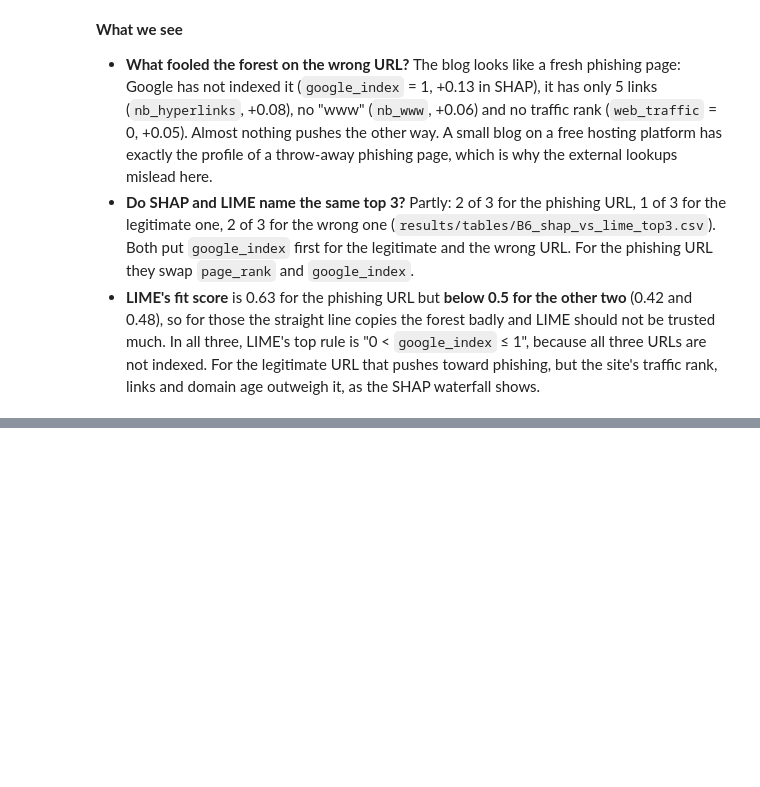
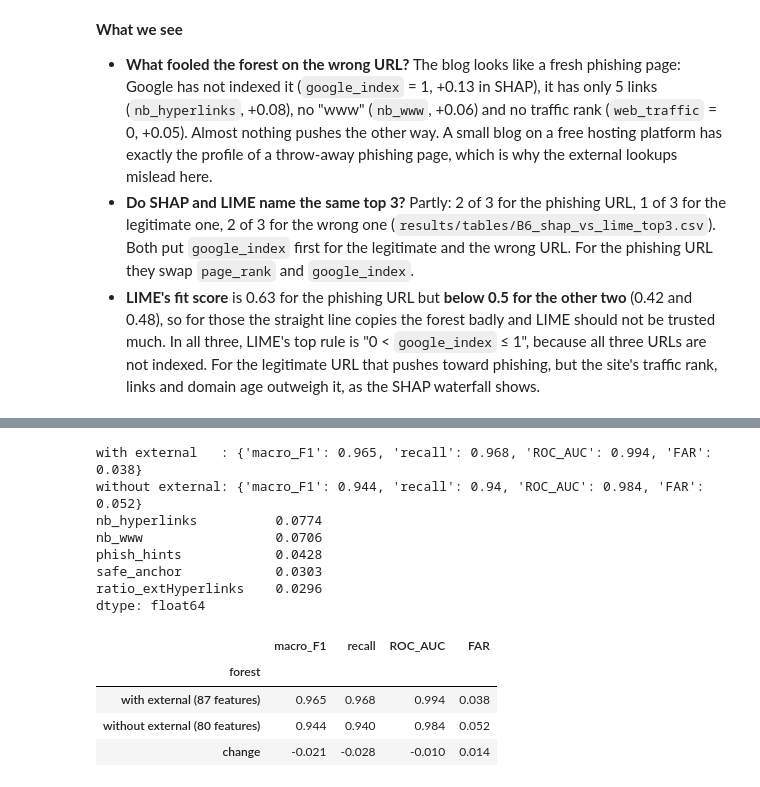
Before and after one commit to steve-nt/AI-for-Cybersecurity-Lab4.1, a Jupyter notebook: parts/10_supervised_forest.ipynb, the cells around one changed output, grey strips where cells are left out. Drawn from its saved outputs; the diff is of its cells as text; code cells hidden in the pictures; blank space fills up the shorter version.

Commit message:
C1, C2: ablation without external features and LIME stability

```diff
--- a/parts/10_supervised_forest.ipynb
+++ b/parts/10_supervised_forest.ipynb
@@ -391,0 +401,42 @@ top3_compare
+# %%
+# STEP C1
+EXTERNAL = ["whois_registered_domain", "domain_registration_length",
+            "domain_age", "web_traffic", "dns_record", "google_index",
+            "page_rank"]
+assert all(f in X_train.columns for f in EXTERNAL), "an external feature name is not a column"
+
+X_train_ne = X_train.drop(columns=EXTERNAL)
+X_test_ne = X_test.drop(columns=EXTERNAL)
+
+rf_ne = RandomForestClassifier(n_estimators=300, random_state=42, n_jobs=-1)
+rf_ne.fit(X_train_ne, y_train)
+
+print("with external   :", report(rf, X_test, y_test))
+print("without external:", report(rf_ne, X_test_ne, y_test))
+
+ablation = pd.DataFrame({"with external (87 features)": report(rf, X_test, y_test),
+                         "without external (80 features)": report(rf_ne, X_test_ne, y_test)}).T
+ablation.loc["change"] = ablation.iloc[1] - ablation.iloc[0]
+ablation.index.name = "forest"
+ablation.round(3).to_csv("results/tables/C1_ablation.csv")
+
+sv_ne = shap.TreeExplainer(rf_ne)(X_test_ne.iloc[:500])[:, :, 1]
+top_ne = pd.Series(np.abs(sv_ne.values).mean(axis=0), index=X_test_ne.columns)
+print(top_ne.sort_values(ascending=False).head(5).round(4))
+top_ne.sort_values(ascending=False).head(10).rename("mean_abs_shap").rename_axis("feature") \
+    .to_csv("results/tables/C1_shap_top_without_external.csv")
+ablation.round(3)
+# %% [output]
+with external   : {'macro_F1': 0.965, 'recall': 0.968, 'ROC_AUC': 0.994, 'FAR': 0.038}
+without external: {'macro_F1': 0.944, 'recall': 0.94, 'ROC_AUC': 0.984, 'FAR': 0.052}
+nb_hyperlinks          0.0774
+nb_www                 0.0706
+phish_hints            0.0428
+safe_anchor            0.0303
+ratio_extHyperlinks    0.0296
+dtype: float64
+|  | macro_F1 | recall | ROC_AUC | FAR |
+| forest |  |  |  |  |
+| with external (87 features) | 0.965 | 0.968 | 0.994 | 0.038 |
+| without external (80 features) | 0.944 | 0.940 | 0.984 | 0.052 |
+| change | -0.021 | -0.028 | -0.010 | 0.014 |
```
Also changed, not shown: parts of 6 cells of this notebook, 5 other files.
